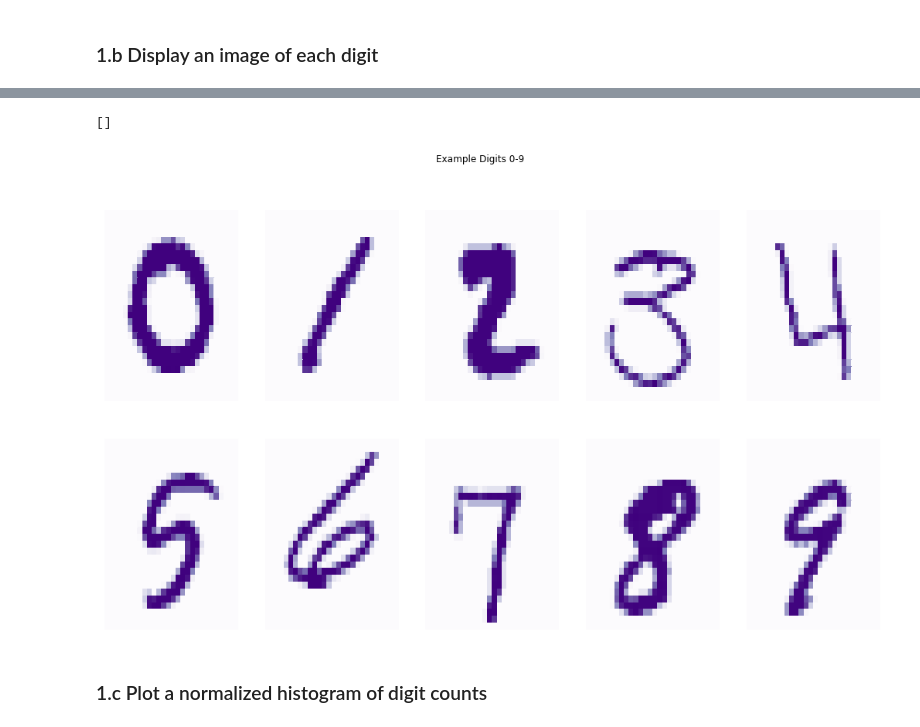
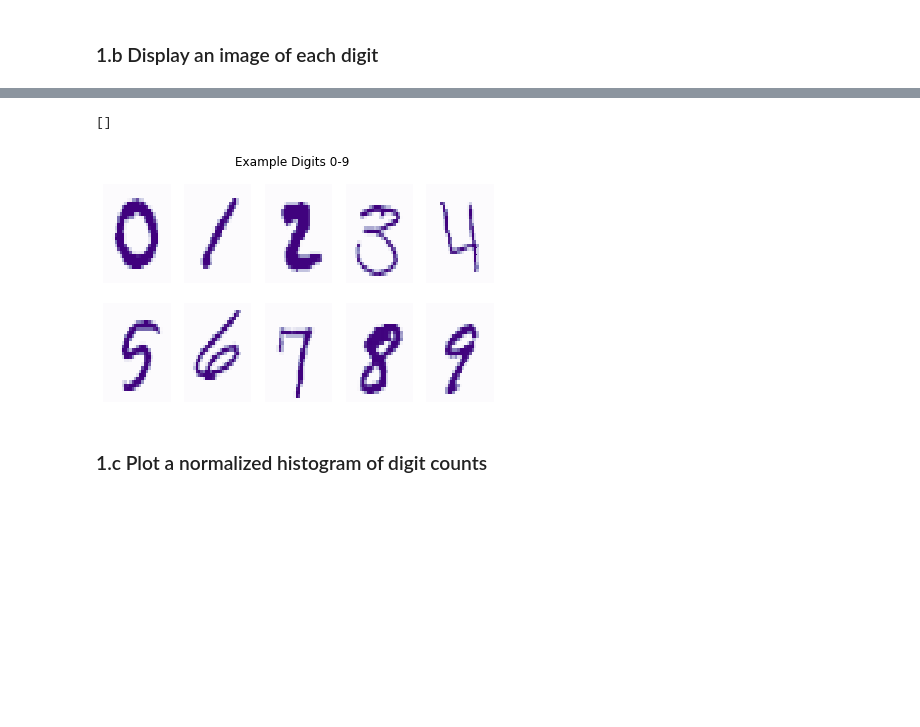
Before and after one commit to martinsun0/AML-assignments, a Jupyter notebook: hw1/hw1_part1.ipynb, the cells around one changed output, grey strips where cells are left out. Drawn from its saved outputs; the diff is of its cells as text; code cells hidden in the pictures; blank space fills up the shorter version.

```diff
--- a/hw1/hw1_part1.ipynb
+++ b/hw1/hw1_part1.ipynb
@@ -38,15 +38,15 @@ plt.show()
 # %%
-fig, axes = plt.subplots(2, 5, figsize=(18, 10))
+fig, axes = plt.subplots(2, 5, figsize=(7, 4))
 fig.suptitle('Example Digits 0-9')
 
 for i in range(10):
     array = np.array(df[df.label==i].iloc[0,1:])
     display_num(array, axes[i//5,i-5])
 
 plt.plot()
 # %% [output]
 []
-[figure, old version]
+[figure, new version]
 # %% [markdown]
 ### 1.c Plot a normalized histogram of digit counts
 # %%
```
Also changed, not shown: parts of 10 cells of this notebook.
